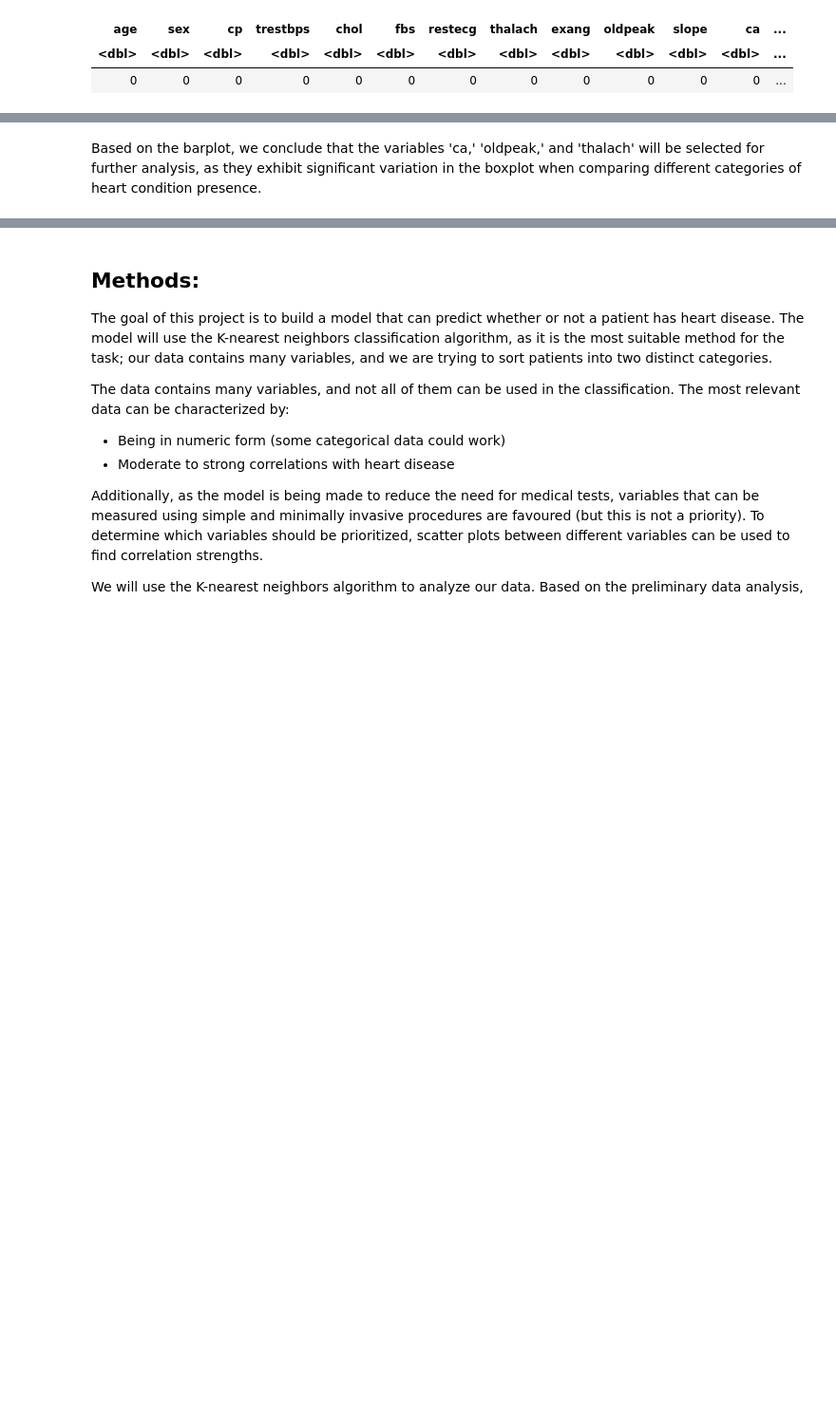
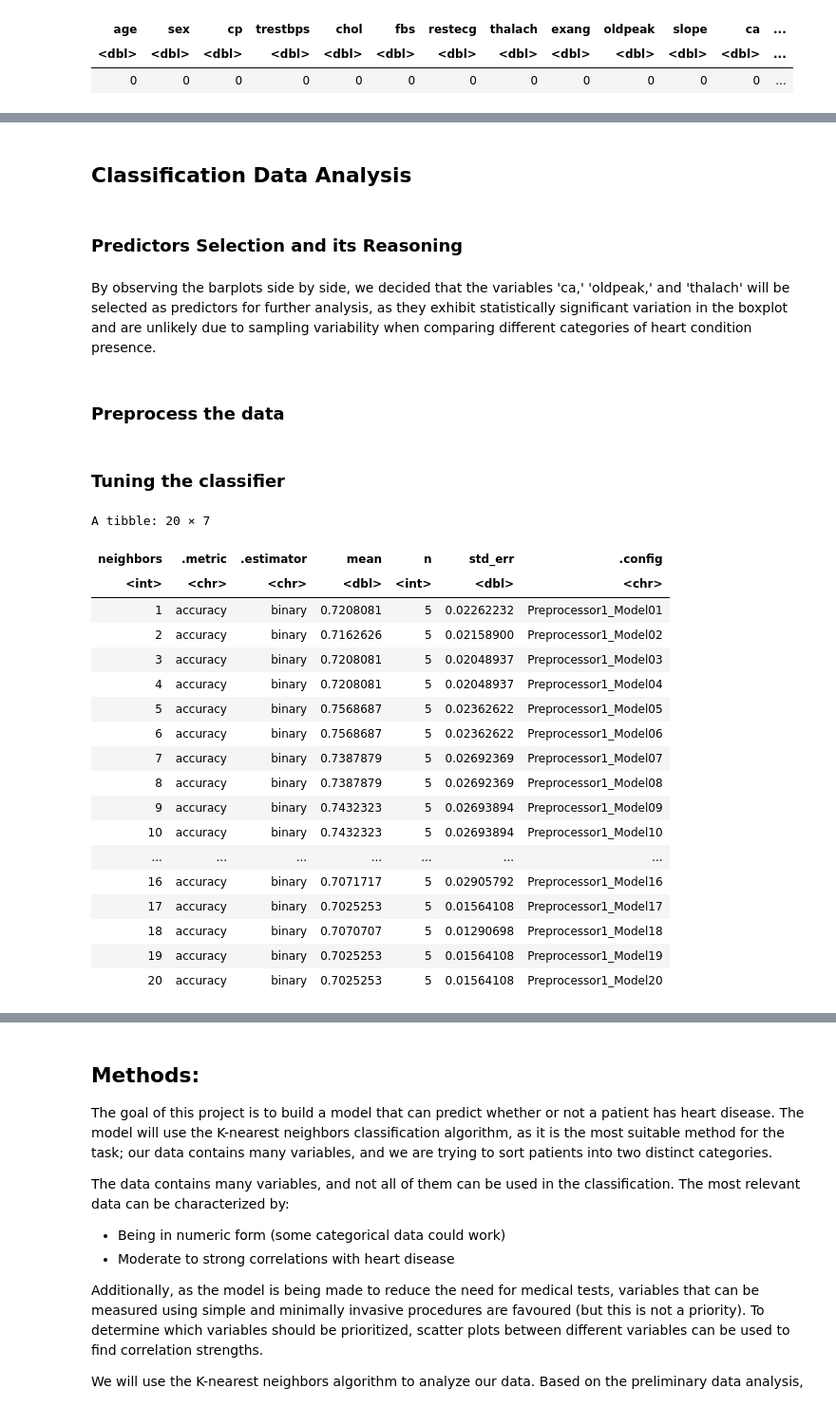
Before and after one commit to latmerlin/dsci100, a Jupyter notebook: Cleveland-final.ipynb, the cells around one changed output, grey strips where cells are left out. Shown at 95% size. Cells and saved outputs as stored; diff of their text form; code cells hidden in the pictures; blank space fills up the shorter version.

```diff
--- a/Cleveland-final.ipynb
+++ b/Cleveland-final.ipynb
@@ -150,3 +186,6 @@ ggplot(long_data, aes(x = heart_disease_presence, y = value, fill = heart_diseas
+# %% [markdown]
+## Classification Data Analysis
+# %% [markdown]
+### Predictors Selection and its Reasoning
 # %% [markdown]
-
-Based on the barplot, we conclude that the variables 'ca,' 'oldpeak,' and 'thalach' will be selected for further analysis, as they exhibit significant variation in the boxplot when comparing different categories of heart condition presence.
+By observing the barplots side by side, we decided that the variables 'ca,' 'oldpeak,' and 'thalach' will be selected as predictors for further analysis, as they exhibit statistically significant variation in the boxplot and are unlikely due to sampling variability when comparing different categories of heart condition presence.
@@ -154,0 +192,2 @@ cleveland_test <- na.omit(cleveland_test)
+# %% [markdown]
+### Preprocess the data
@@ -154,0 +199,42 @@ cleveland_test <- na.omit(cleveland_test)
+# %% [markdown]
+### Tuning the classifier
+# %%
+# create K-nearest neighbor model specification with tune
+knn_spec <- nearest_neighbor(weight_func = "rectangular", neighbors = tune()) |>
+  set_engine("kknn") |>
+  set_mode("classification")
+
+# 5-fold cross-validation
+cleveland_vfold <- vfold_cv(cleveland_train, v = 5, strata = heart_disease_presence)
+
+# create a Ks' tibble
+grid_vals <- tibble(neighbors = seq(1, 20))
+
+# workflow analysis combines recipe and model
+accuracy_results <- workflow() |>
+  add_recipe(cleveland_recipe) |>
+  add_model(knn_spec) |>
+  tune_grid(resamples = cleveland_vfold, grid = grid_vals) |>
+  collect_metrics() |>
+  filter(.metric == "accuracy")
+accuracy_results
+# %% [output]
+A tibble: 20 × 7
+| neighbors | .metric | .estimator | mean | n | std_err | .config |
+| <int> | <chr> | <chr> | <dbl> | <int> | <dbl> | <chr> |
+| 1 | accuracy | binary | 0.7208081 | 5 | 0.02262232 | Preprocessor1_Model01 |
+| 2 | accuracy | binary | 0.7162626 | 5 | 0.02158900 | Preprocessor1_Model02 |
+| 3 | accuracy | binary | 0.7208081 | 5 | 0.02048937 | Preprocessor1_Model03 |
+| 4 | accuracy | binary | 0.7208081 | 5 | 0.02048937 | Preprocessor1_Model04 |
+| 5 | accuracy | binary | 0.7568687 | 5 | 0.02362622 | Preprocessor1_Model05 |
+| 6 | accuracy | binary | 0.7568687 | 5 | 0.02362622 | Preprocessor1_Model06 |
+| 7 | accuracy | binary | 0.7387879 | 5 | 0.02692369 | Preprocessor1_Model07 |
+| 8 | accuracy | binary | 0.7387879 | 5 | 0.02692369 | Preprocessor1_Model08 |
+| 9 | accuracy | binary | 0.7432323 | 5 | 0.02693894 | Preprocessor1_Model09 |
+| 10 | accuracy | binary | 0.7432323 | 5 | 0.02693894 | Preprocessor1_Model10 |
+| ... | ... | ... | ... | ... | ... | ... |
+| 16 | accuracy | binary | 0.7071717 | 5 | 0.02905792 | Preprocessor1_Model16 |
+| 17 | accuracy | binary | 0.7025253 | 5 | 0.01564108 | Preprocessor1_Model17 |
+| 18 | accuracy | binary | 0.7070707 | 5 | 0.01290698 | Preprocessor1_Model18 |
+| 19 | accuracy | binary | 0.7025253 | 5 | 0.01564108 | Preprocessor1_Model19 |
+| 20 | accuracy | binary | 0.7025253 | 5 | 0.01564108 | Preprocessor1_Model20 |
```
Also changed, not shown: parts of 23 cells of this notebook.
